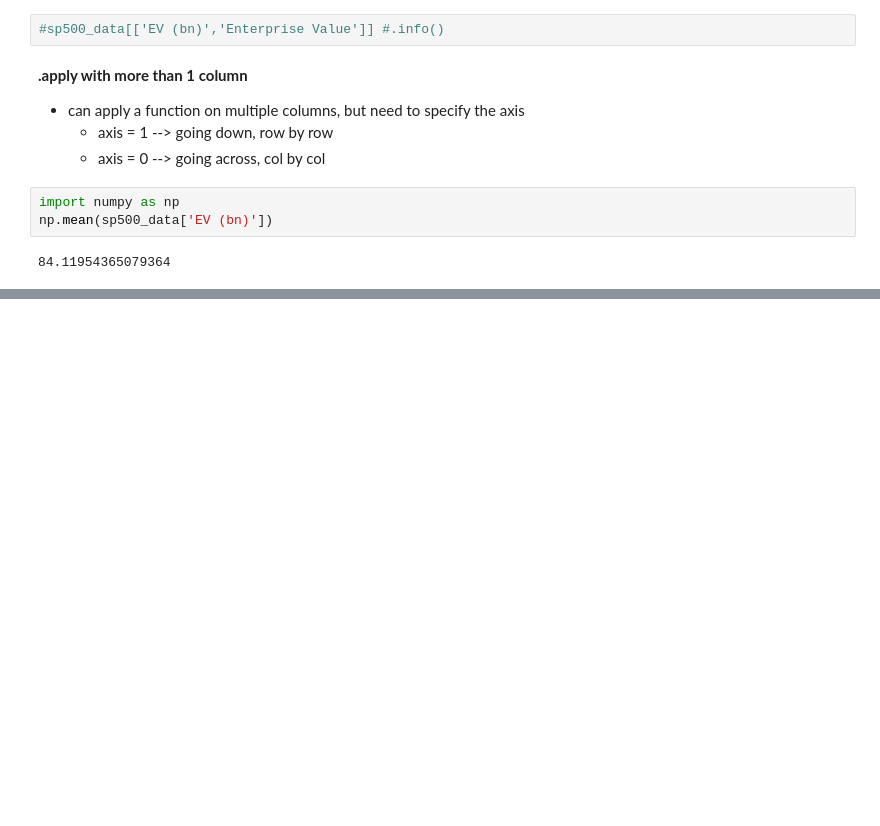
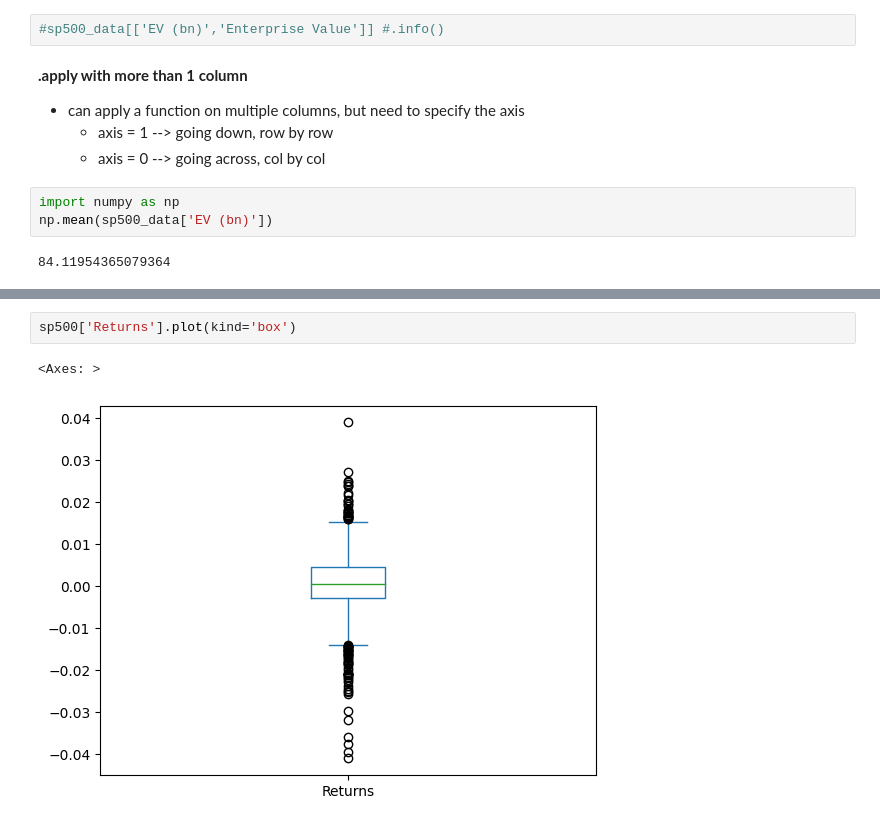
Before and after one commit to TheMarqueeGroup/JPM_DS_Oct2023, a Jupyter notebook: NotesDay2_NAMR.ipynb, the cells around one changed output, grey strips where cells are left out. Drawn from its saved outputs; the diff is of its cells as text; blank space fills up the shorter version.

```diff
--- a/NotesDay2_NAMR.ipynb
+++ b/NotesDay2_NAMR.ipynb
@@ -169,0 +212,5 @@ Length: 1260, dtype: float64
+# %%
+sp500['Returns'].plot(kind='box')
+# %% [output]
+<Axes: >
+[figure, added]
```
Also changed, not shown: parts of 76 cells of this notebook.
